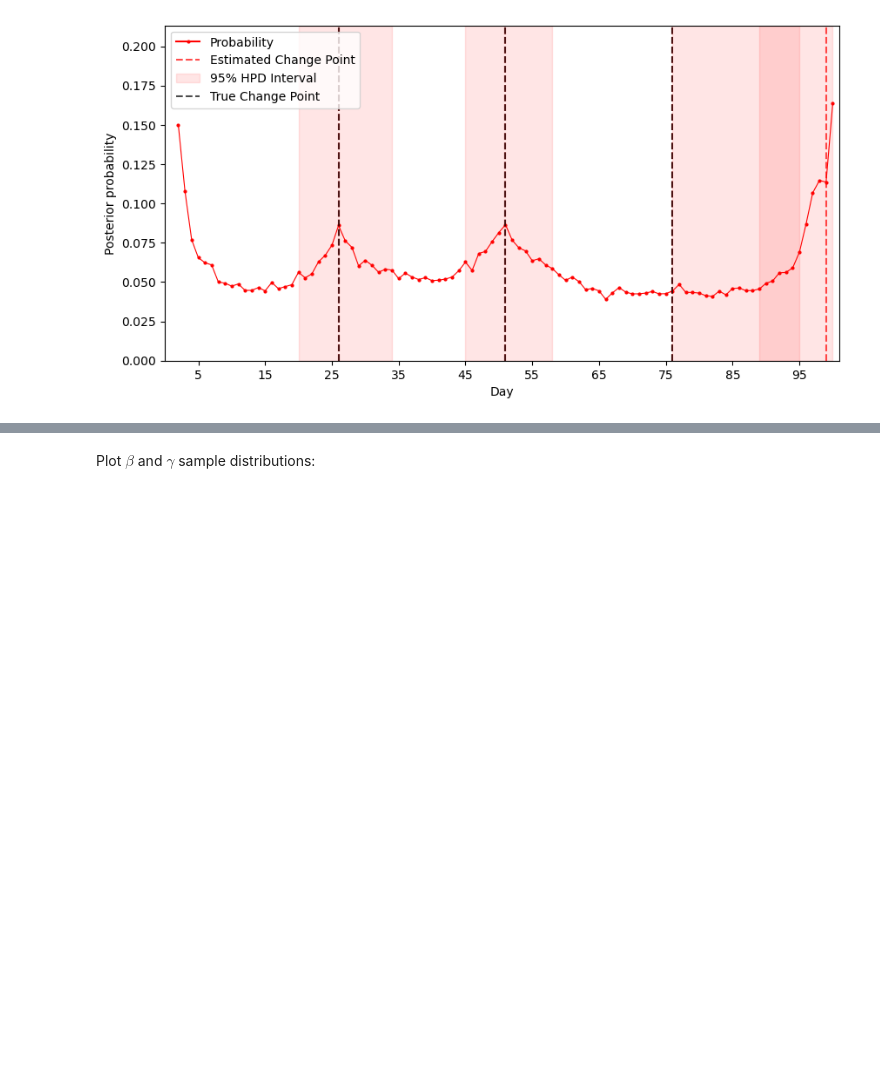
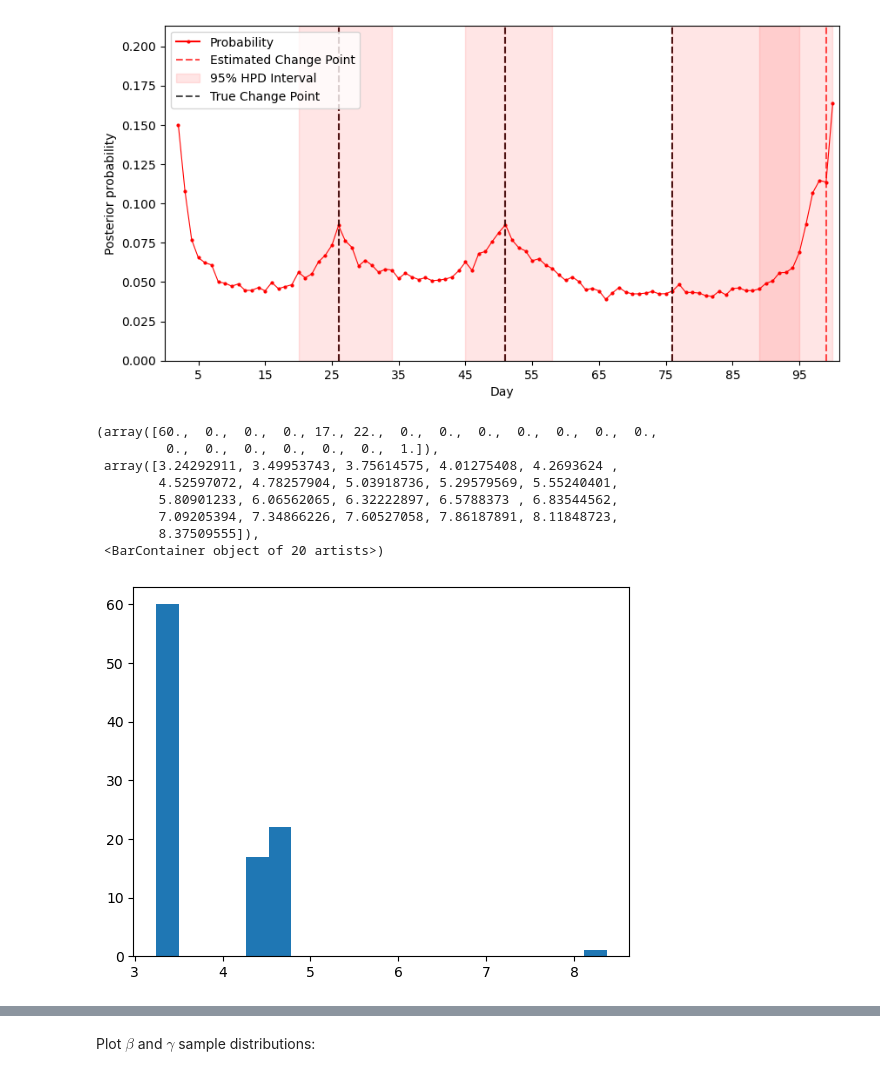
Before and after one commit to enlupi/SIR-Model-Change-Points, a Jupyter notebook: Presentation/Presentation.ipynb, the cells around one changed output, grey strips where cells are left out. Cells and saved outputs as stored; diff of their text form; code cells hidden in the pictures; blank space fills up the shorter version.

```diff
--- a/Presentation/Presentation.ipynb
+++ b/Presentation/Presentation.ipynb
@@ -866,6 +870,23 @@ Predicted change points=[ 0 25 50 75 98]
 # %%
 beta_mean,  beta_mode,  beta_median  = comp_stat(MCMC_chain1, 'beta', bins=20)
 gamma_mean, gamma_mode, gamma_median = comp_stat(MCMC_chain1, 'gamma', bins=20)
+# %%
+stage = np.array(MCMC_chain1["Stage"])
+b = np.array([[MCMC_chain1["b"][s][stage[s][t]] for t in range(T_max)] for s in range(n_samples)])
+r = np.array([[MCMC_chain1["r"][s][stage[s][t]] for t in range(T_max)] for s in range(n_samples)])
+# %%
+t = 10
+plt.hist(b[t,:], bins=20)
+# %% [output]
+(array([60.,  0.,  0.,  0., 17., 22.,  0.,  0.,  0.,  0.,  0.,  0.,  0.,
+         0.,  0.,  0.,  0.,  0.,  0.,  1.]),
+ array([3.24292911, 3.49953743, 3.75614575, 4.01275408, 4.2693624 ,
+        4.52597072, 4.78257904, 5.03918736, 5.29579569, 5.55240401,
+        5.80901233, 6.06562065, 6.32222897, 6.5788373 , 6.83544562,
+        7.09205394, 7.34866226, 7.60527058, 7.86187891, 8.11848723,
+        8.37509555]),
+ <BarContainer object of 20 artists>)
+[figure, added]
 # %%
 plot_bg(beta_true[0][:stop_ind1], beta_est, beta_mean, beta_mode, beta_median,
         gamma_true[0][:stop_ind1], gamma_est, gamma_mean, gamma_mode, gamma_median, stop_ind1)
```
Also changed, not shown: parts of 11 cells of this notebook.
